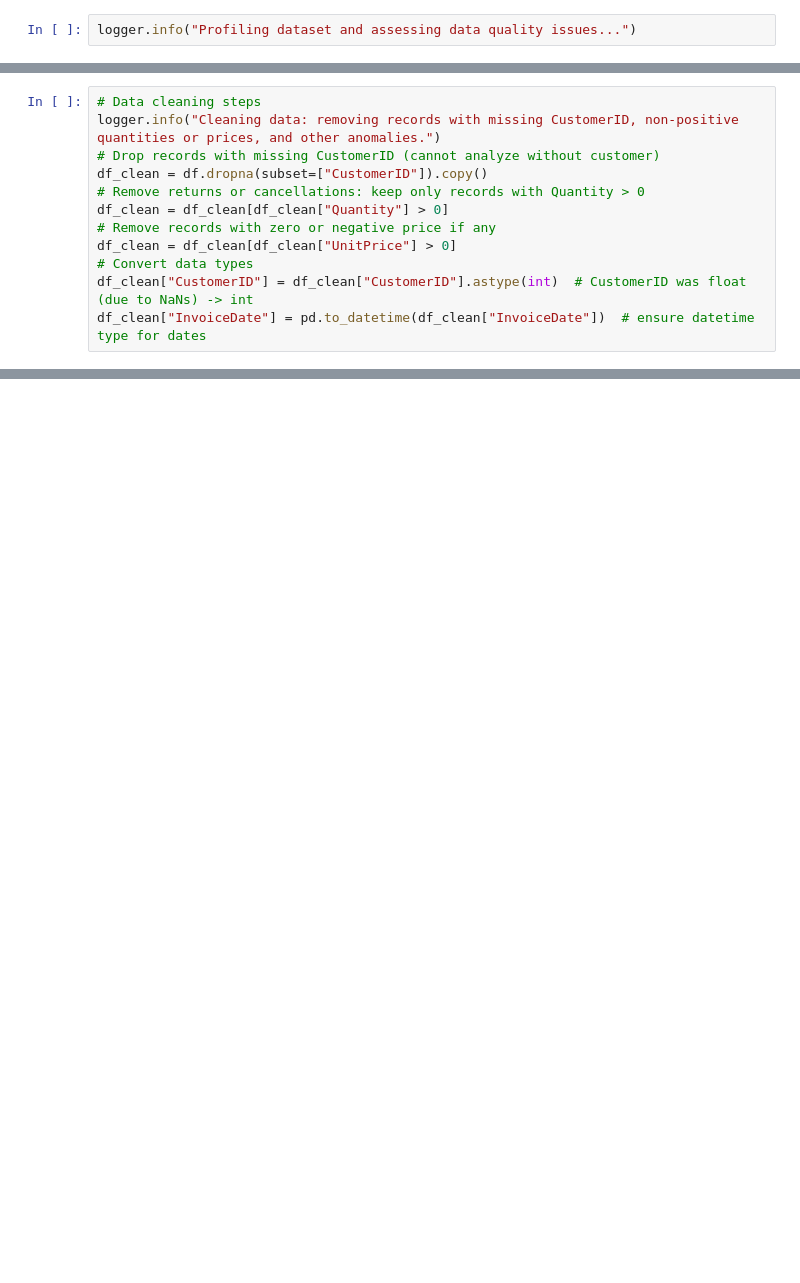
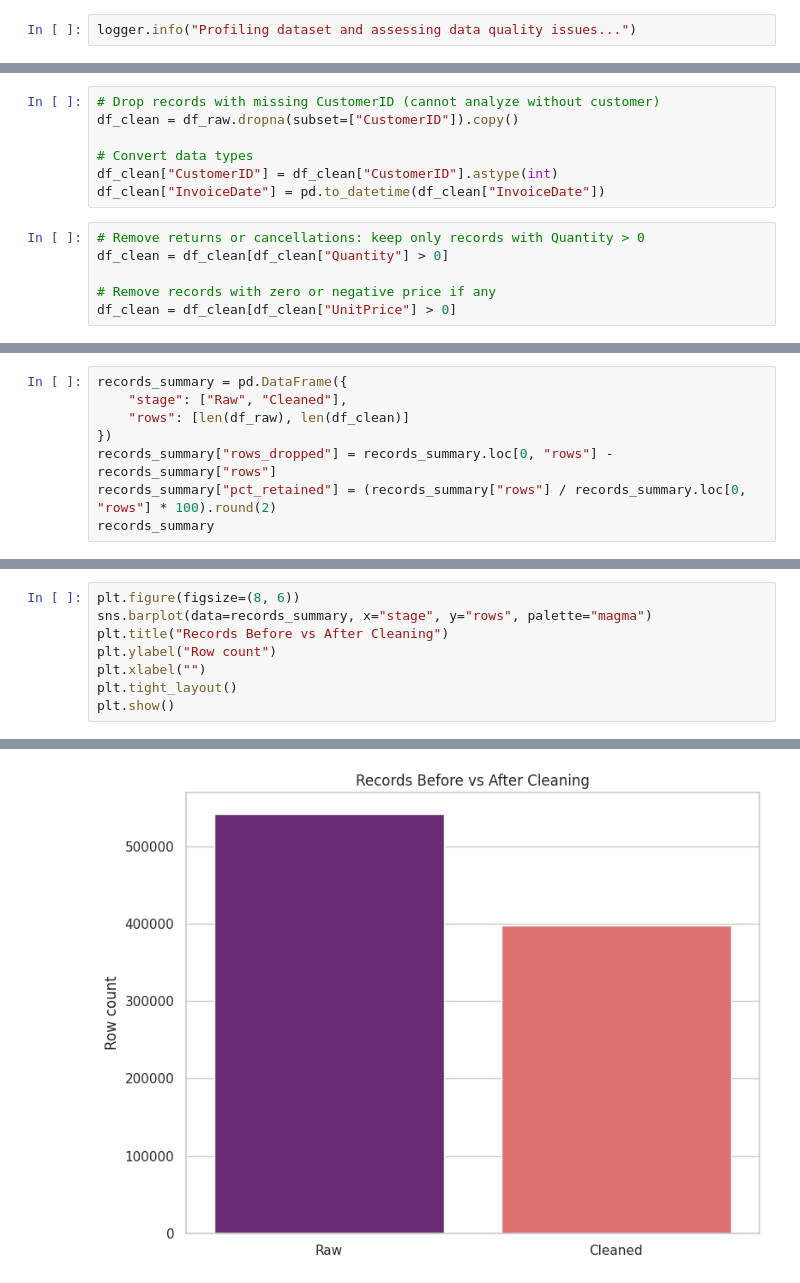
Before and after one commit to xChrisMo/retail-pipeline, a Jupyter notebook: Assessment.ipynb, the cells around one changed output, grey strips where cells are left out. Saved outputs shown, nothing was run; the diff lists cells and outputs as text; blank space fills up the shorter version.

```diff
--- a/Assessment.ipynb
+++ b/Assessment.ipynb
@@ -50,14 +315,15 @@ logger.info(f"Records with zero UnitPrice: {zero_price_count}")
+# %%
+# Drop records with missing CustomerID (cannot analyze without customer)
+df_clean = df_raw.dropna(subset=["CustomerID"]).copy()
+
+# Convert data types
+df_clean["CustomerID"] = df_clean["CustomerID"].astype(int)
+df_clean["InvoiceDate"] = pd.to_datetime(df_clean["InvoiceDate"])
 # %%
-# Data cleaning steps
-logger.info("Cleaning data: removing records with missing CustomerID, non-positive quantities or prices, and other anomalies.")
-# Drop records with missing CustomerID (cannot analyze without customer)
-df_clean = df.dropna(subset=["CustomerID"]).copy()
 # Remove returns or cancellations: keep only records with Quantity > 0
 df_clean = df_clean[df_clean["Quantity"] > 0]
+
 # Remove records with zero or negative price if any
 df_clean = df_clean[df_clean["UnitPrice"] > 0]
-# Convert data types
-df_clean["CustomerID"] = df_clean["CustomerID"].astype(int)  # CustomerID was float (due to NaNs) -> int
-df_clean["InvoiceDate"] = pd.to_datetime(df_clean["InvoiceDate"])  # ensure datetime type for dates
 # %%
 # Log results of cleaning
@@ -68,0 +333,8 @@ PROFILE_REPORT = "/content/sample_data/online_retail_profile.html"
+# %%
+records_summary = pd.DataFrame({
+    "stage": ["Raw", "Cleaned"],
+    "rows": [len(df_raw), len(df_clean)]
+})
+records_summary["rows_dropped"] = records_summary.loc[0, "rows"] - records_summary["rows"]
+records_summary["pct_retained"] = (records_summary["rows"] / records_summary.loc[0, "rows"] * 100).round(2)
+records_summary
@@ -68,0 +345,9 @@ PROFILE_REPORT = "/content/sample_data/online_retail_profile.html"
+# %%
+plt.figure(figsize=(8, 6))
+sns.barplot(data=records_summary, x="stage", y="rows", palette="magma")
+plt.title("Records Before vs After Cleaning")
+plt.ylabel("Row count")
+plt.xlabel("")
+plt.tight_layout()
+plt.show()
+# %% [output]
@@ -68,0 +357 @@ PROFILE_REPORT = "/content/sample_data/online_retail_profile.html"
+[figure, added]
```
Also changed, not shown: parts of 53 cells of this notebook, 10 other files.
